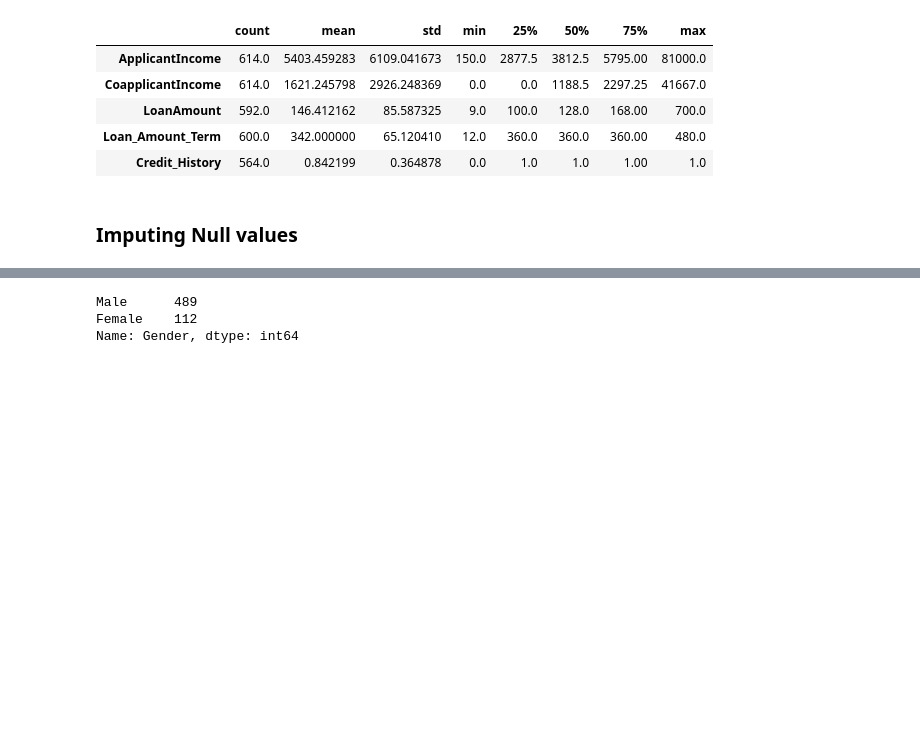
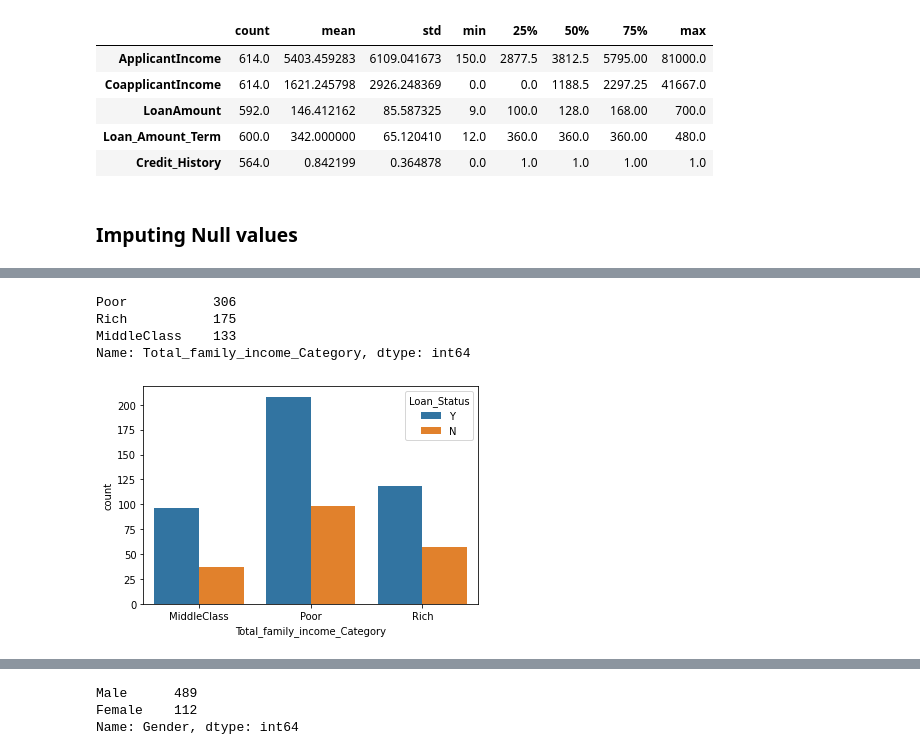
Before and after one commit to SharanDHONI/Loan-Apprval-prediction-AnalyticsVidhya, a Jupyter notebook: Loan.ipynb, the cells around one changed output, grey strips where cells are left out. Drawn from its saved outputs; the diff is of its cells as text; code cells hidden in the pictures; blank space fills up the shorter version.

```diff
--- a/Loan.ipynb
+++ b/Loan.ipynb
@@ -99,0 +239,11 @@ df.loc[(df.Dependents.notnull()) & (df.Married == 'No')]
+# %%
+## Total family Income category and loan status
+sns.countplot(df.Total_family_income_Category,hue=df.Loan_Status)
+print(df.Total_family_income_Category.value_counts())
+plt.show()
+# %% [output]
+Poor           306
+Rich           175
+MiddleClass    133
+Name: Total_family_income_Category, dtype: int64
+[figure, added]
```
Also changed, not shown: parts of 59 cells of this notebook.
